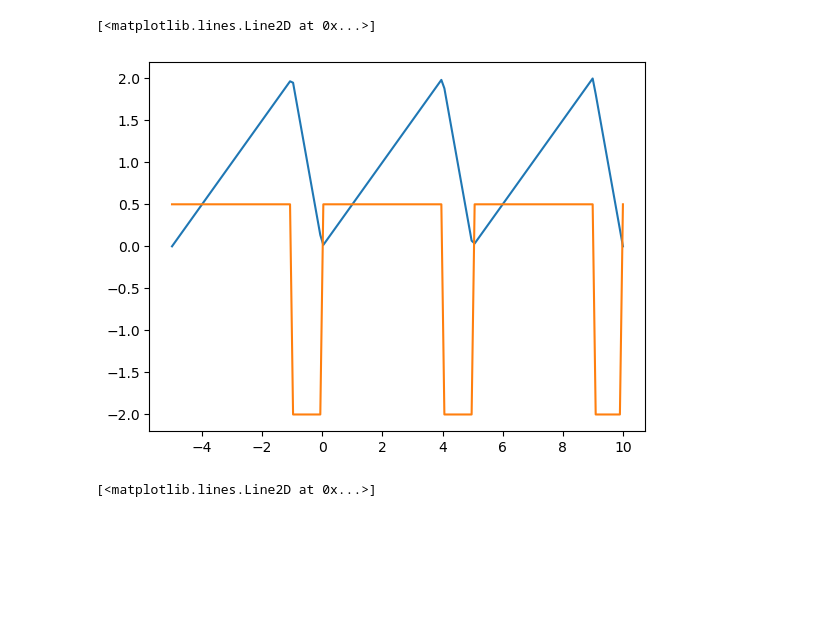
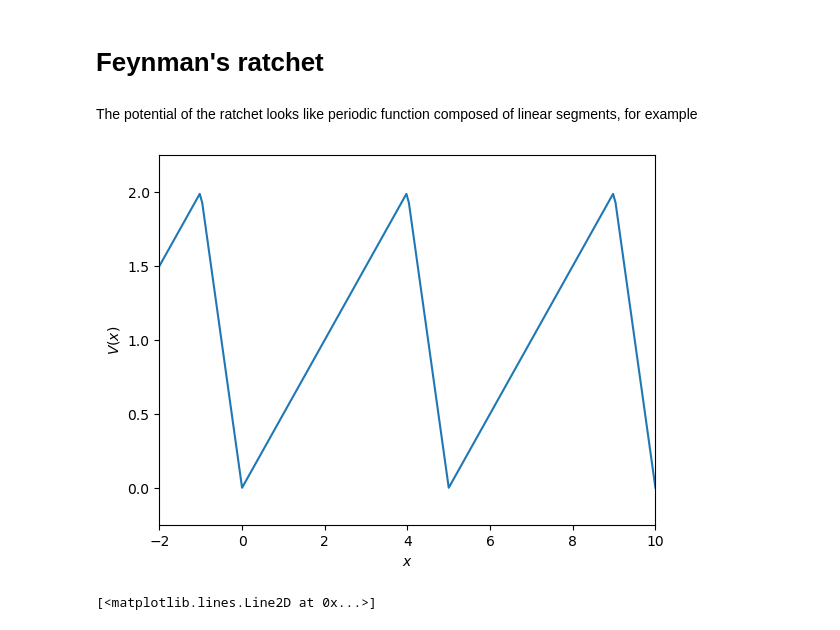
Before and after one commit to Ben-Janda/Molecular-Motor, a Jupyter notebook: 02_Feynmans-ratchet.ipynb, the cells around one changed output. Saved outputs shown, nothing was run; the diff lists cells and outputs as text; code cells hidden in the pictures; blank space fills up the shorter version.

```diff
--- a/02_Feynmans-ratchet.ipynb
+++ b/02_Feynmans-ratchet.ipynb
@@ -1,39 +1,38 @@
+# %% [markdown]
+# Feynman's ratchet
+# %% [markdown]
+The potential of the ratchet looks like periodic function composed of linear segments, for example
 # %%
 import numpy as np
 import matplotlib.pyplot as plt
 
 t0 = 5
 t1 = 4
 a = 2
 
 def U(t,t1,t0,a):
     phase = t % t0
     if 0 <= phase <= t1:
         return a*phase/t1
     elif phase > t1:
         return a-a*(phase-t1)/(t0-t1)
 
-t = np.linspace(-5,10,150)
+t = np.linspace(-5,10,250)
 ut = np.empty_like(t)
 for i in range(len(ut)):
     ut[i] = U(t[i],t1,t0,a)
 
-plt.plot(t, ut)
+fig, ax = plt.subplots(1,1)
+ax.set(xlabel=r"$x$", ylabel=r"$V(x)$", xlim=[-2,10], ylim=[-0.25,2.25])
+ax.plot(t, ut)
 
 def F(t):
     phase = t % t0
     if 0 <= phase <= t1:
         return a/t1
     elif phase > t1:
         return -a/(t0-t1)
-
-ft = np.empty_like(t)
-for i in range(len(ft)):
-    ft[i] = F(t[i])
-
-plt.plot(t,ft)
 # %% [output]
-[<matplotlib.lines.Line2D at 0x...>]
-[figure, old version]
+[figure, new version]
 # %%
 from LSolver import SimulationConfig_new, underdamped
```
Also changed, not shown: parts of 1 cell of this notebook, 4 other files.
